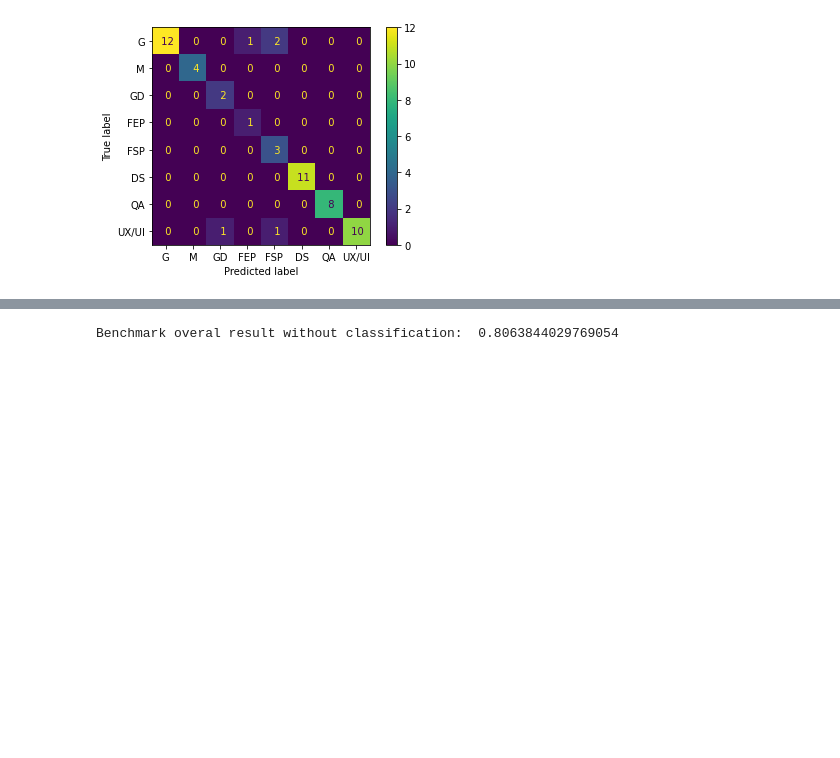
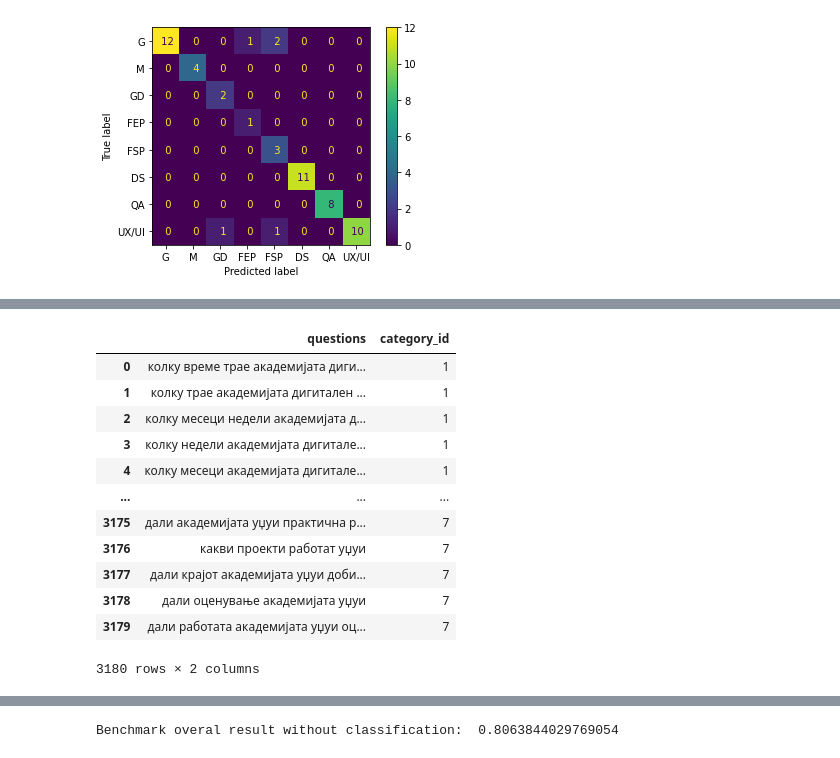
Before and after one commit to filipgd1/NLP-Chatbot, a Jupyter notebook: NLP-Project-gjurcin.ipynb, the cells around one changed output, grey strips where cells are left out. Drawn from its saved outputs; the diff is of its cells as text; code cells hidden in the pictures; blank space fills up the shorter version.

```diff
--- a/NLP-Project-gjurcin.ipynb
+++ b/NLP-Project-gjurcin.ipynb
@@ -738,0 +759,20 @@ weighted avg       0.95      0.91      0.92        56
+# %%
+df = pd.DataFrame({'questions':questions_translated})
+# %%
+df = pd.concat([df, other_col.category_id], axis=1)
+# %%
+df
+# %% [output]
+|  | questions | category_id |
+| 0 | колку време трае академијата диги... | 1 |
+| 1 | колку трае академијата дигитален ... | 1 |
+| 2 | колку месеци недели академијата д... | 1 |
+| 3 | колку недели академијата дигитале... | 1 |
+| 4 | колку месеци академијата дигитале... | 1 |
+| ... | ... | ... |
+| 3175 | дали академијата уџуи практична р... | 7 |
+| 3176 | какви проекти работат уџуи | 7 |
+| 3177 | дали крајот академијата уџуи доби... | 7 |
+| 3178 | дали оценување академијата уџуи | 7 |
+| 3179 | дали работата академијата уџуи оц... | 7 |
+3180 rows × 2 columns
```
Also changed, not shown: parts of 3 cells of this notebook, 2 other files.
